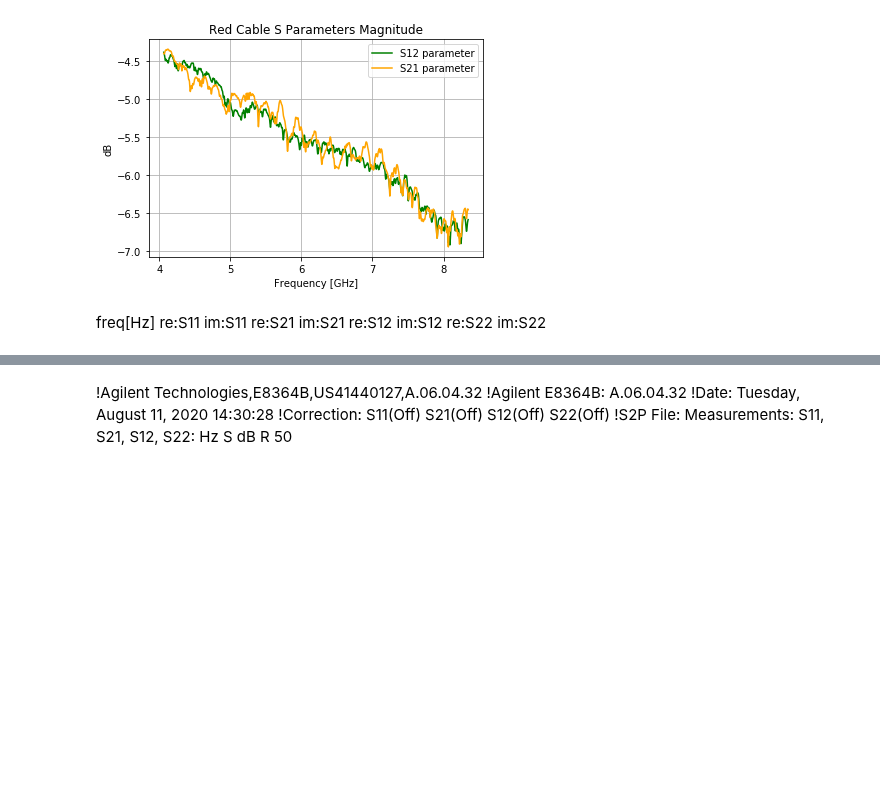
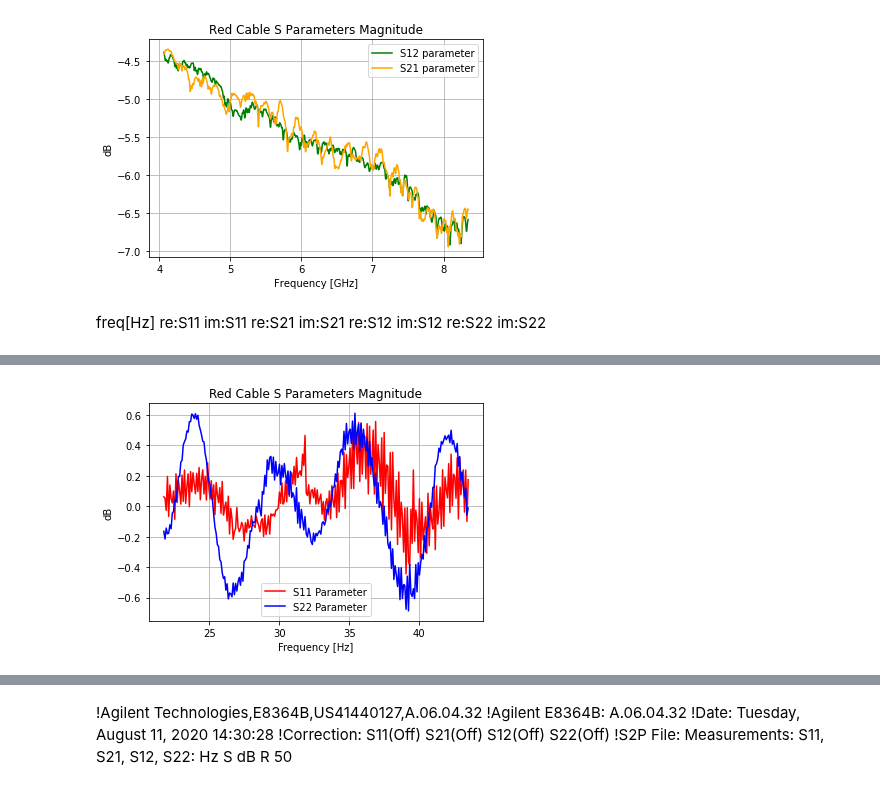
Before and after one commit to Holcan/STM, a Jupyter notebook: Cables/Cables S parameters.ipynb, the cells around one changed output, grey strips where cells are left out. Cells and saved outputs as stored; diff of their text form; code cells hidden in the pictures; blank space fills up the shorter version.

Commit message:
cables

```diff
--- a/Cables/Cables S parameters.ipynb
+++ b/Cables/Cables S parameters.ipynb
@@ -115,2 +113,4 @@ Cable_rojo  =  pd.read_csv("red cabel - Copy.s2p",names=headers,delimiter =  " "
+# %%
+Cable_rojo_D  =  pd.read_csv("uhoh text.csv")
 # %% [markdown]
 freq[Hz]                re:S11                  im:S11                  re:S21                  im:S21                  re:S12                  im:S12                  re:S22                  im:S22
@@ -132,0 +133,17 @@ Cable_rojo
+# %%
+fig,  ax = plt.subplots()
+
+ax.grid(True)
+
+plt.plot(Cable_rojo_D['Freq'][250:]/1e9,Cable_rojo_D['reS11'][250:],label = 'S11 Parameter', color = 'red')
+plt.plot(Cable_rojo_D['Freq'][250:]/1e9,Cable_rojo_D['re22'][250:],label = 'S22 Parameter', color = 'blue')
+
+ax.set_xlabel('Frequency [Hz]')
+ax.set_ylabel('dB')
+ax.set_title('Red Cable S Parameters Magnitude')
+ax.legend(loc=0)
+plt.show()
+
+#fig.savefig(r'S Parameters, red cable till 4GHz.jpeg',bbox_inches='tight')
+# %% [output]
+[figure, added]
```
Also changed, not shown: parts of 12 cells of this notebook, 20 other files.
